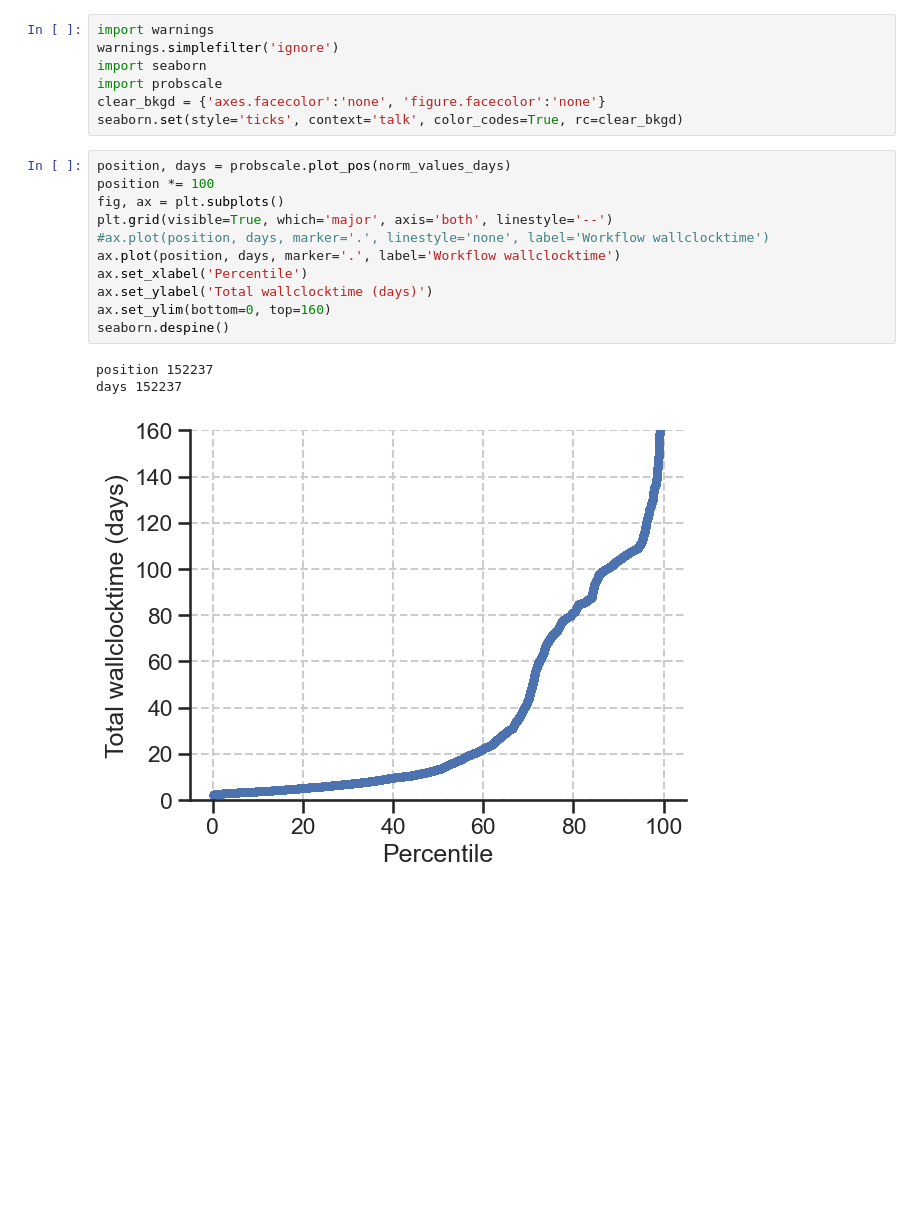
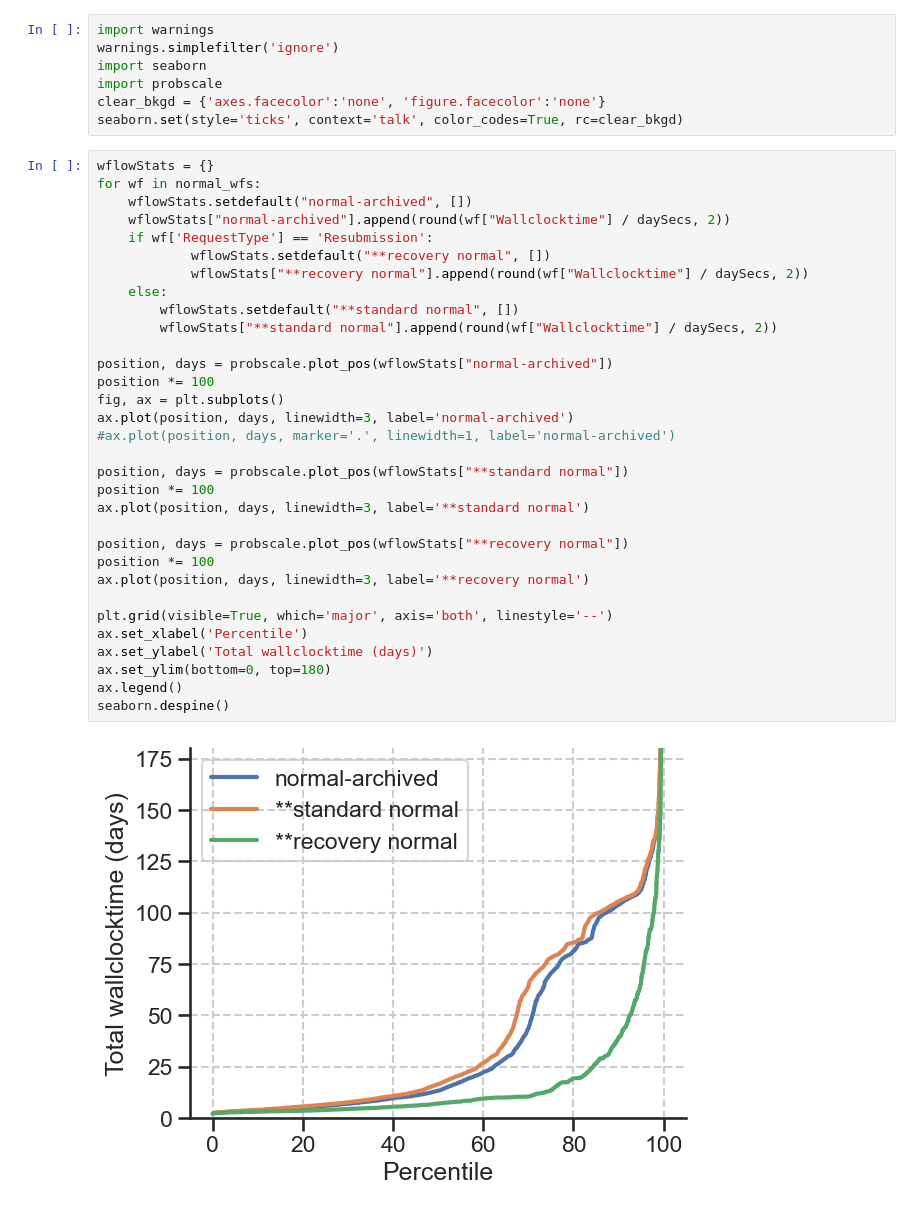
Before and after one commit to amaltaro/WMAnalytics, a Jupyter notebook: workflow_lifetime.ipynb, the cells around one changed output. Cells and saved outputs as stored; diff of their text form; blank space fills up the shorter version.

Commit message:
Provide stats for standard x recovery wfs; percentile plot

```diff
--- a/workflow_lifetime.ipynb
+++ b/workflow_lifetime.ipynb
@@ -296,18 +324,37 @@ import seaborn
 import probscale
 clear_bkgd = {'axes.facecolor':'none', 'figure.facecolor':'none'}
 seaborn.set(style='ticks', context='talk', color_codes=True, rc=clear_bkgd)
-# %%
-position, days = probscale.plot_pos(norm_values_days)
-position *= 100
-fig, ax = plt.subplots()
-plt.grid(visible=True, which='major', axis='both', linestyle='--')
-#ax.plot(position, days, marker='.', linestyle='none', label='Workflow wallclocktime')
-ax.plot(position, days, marker='.', label='Workflow wallclocktime')
-ax.set_xlabel('Percentile')
-ax.set_ylabel('Total wallclocktime (days)')
-ax.set_ylim(bottom=0, top=160)
-seaborn.despine()
-# %% [output]
-position 152237
-days 152237
-[figure, removed]
+# %%
+wflowStats = {}
+for wf in normal_wfs:
+    wflowStats.setdefault("normal-archived", [])
+    wflowStats["normal-archived"].append(round(wf["Wallclocktime"] / daySecs, 2))
+    if wf['RequestType'] == 'Resubmission':
+            wflowStats.setdefault("**recovery normal", [])
+            wflowStats["**recovery normal"].append(round(wf["Wallclocktime"] / daySecs, 2))
+    else:
+        wflowStats.setdefault("**standard normal", [])
+        wflowStats["**standard normal"].append(round(wf["Wallclocktime"] / daySecs, 2))
+
+position, days = probscale.plot_pos(wflowStats["normal-archived"])
+position *= 100
+fig, ax = plt.subplots()
+ax.plot(position, days, linewidth=3, label='normal-archived')
+#ax.plot(position, days, marker='.', linewidth=1, label='normal-archived')
+
+position, days = probscale.plot_pos(wflowStats["**standard normal"])
+position *= 100
+ax.plot(position, days, linewidth=3, label='**standard normal')
+
+position, days = probscale.plot_pos(wflowStats["**recovery normal"])
+position *= 100
+ax.plot(position, days, linewidth=3, label='**recovery normal')
+
+plt.grid(visible=True, which='major', axis='both', linestyle='--')
+ax.set_xlabel('Percentile')
+ax.set_ylabel('Total wallclocktime (days)')
+ax.set_ylim(bottom=0, top=180)
+ax.legend()
+seaborn.despine()
+# %% [output]
+[figure, added]
```
Also changed, not shown: parts of 5 cells of this notebook.
